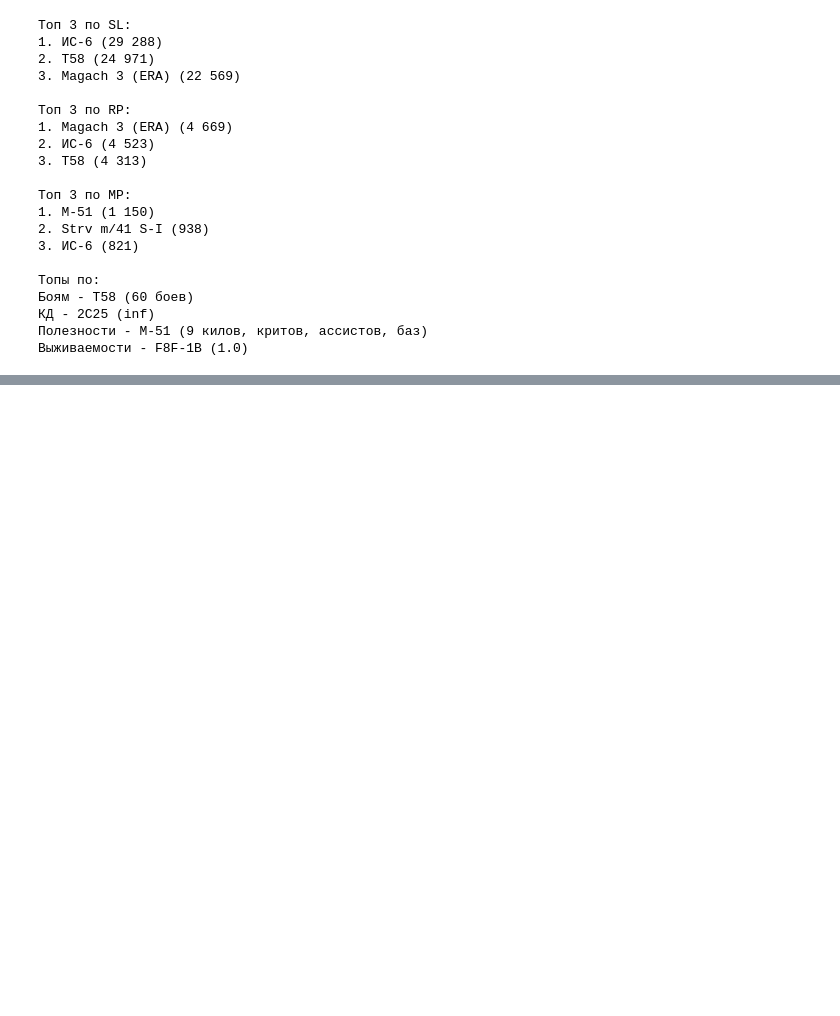
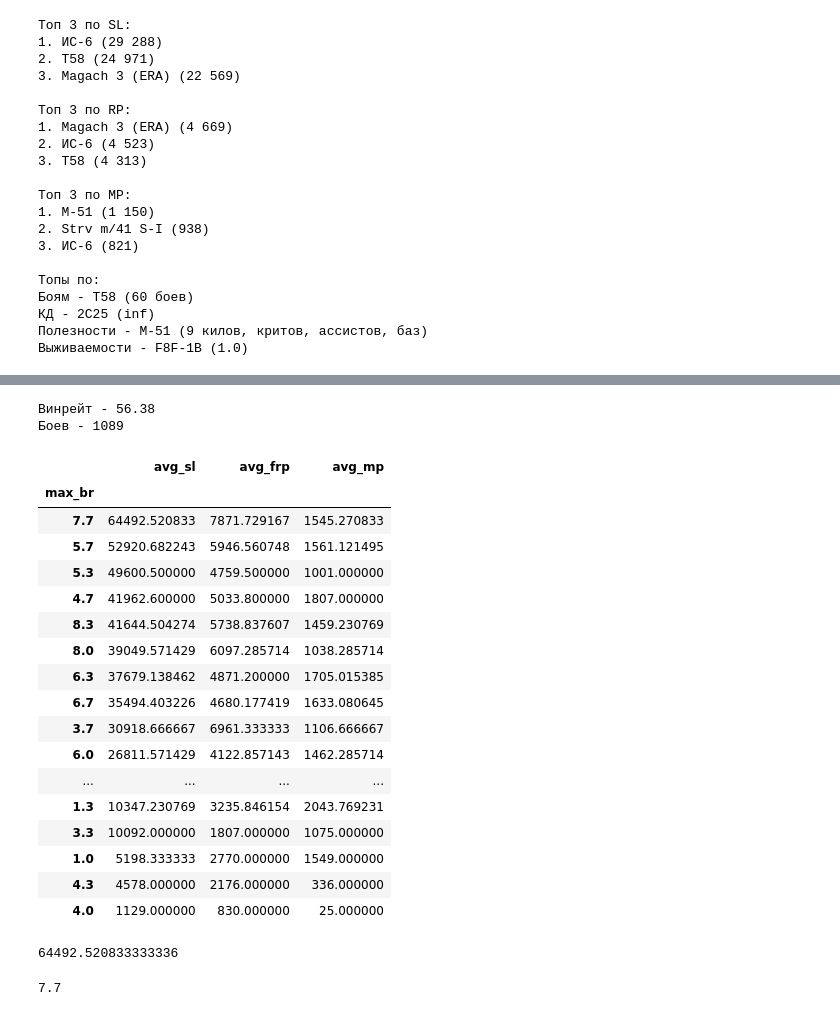
Before and after one commit to LutzBY/wt_stats_parser, a Jupyter notebook: dev/разработка окна при запуске программы.ipynb, the cells around one changed output, grey strips where cells are left out. Drawn from its saved outputs; the diff is of its cells as text; code cells hidden in the pictures; blank space fills up the shorter version.

```diff
--- a/dev/разработка окна при запуске программы.ipynb
+++ b/dev/разработка окна при запуске программы.ipynb
@@ -483,0 +429,10 @@ root.mainloop()
+# %%
+# Открываем оба листа экселя
+with pd.ExcelFile(xlsx_path, engine='openpyxl') as xls:
+# Пытаемся прочитать лист 'battles'
+    if 'vehicles' in xls.sheet_names:
+        df_for_start_page = pd.read_excel(xls, sheet_name='vehicles', engine='openpyxl')
+    if 'battles' in xls.sheet_names:
+        df_for_start_page_battles_sheet = pd.read_excel(xls, sheet_name='battles', engine='openpyxl')
+    else:
+        print('ошибка чтения стартового xlsx')
@@ -483,0 +451,48 @@ root.mainloop()
+# %%
+# Получаем общий винрейт и количество боёв
+print(f"""
+Винрейт - {round(df_for_start_page_battles_sheet.value_counts('result', normalize=True, dropna=True)['Победа'] * 100, 2)}
+Боев - {df_for_start_page_battles_sheet.shape[0]}
+""")
+# %% [output]
+Винрейт - 56.38
+Боев - 1089
+# %%
+## формируем df для топ по sl, frp, mp
+# Приводим винрейт
+winrate_by_br = (
+    df_for_start_page_battles_sheet
+    .groupby('max_br')['result']
+    .apply(lambda x: (x == 'Победа').mean())
+)
+
+# Формируем group by max_br
+df_for_best_br = df_for_start_page_battles_sheet.groupby('max_br', as_index=True).agg(
+    avg_sl = ('total_sl', 'mean'),
+    avg_frp = ('total_frp', 'mean'),
+    avg_mp = ('total_mission_points', 'mean'),
+    )
+
+df_for_best_br['winrate'] = winrate_by_br
+# %%
+df_for_best_br.sort_values(by=["avg_sl", "avg_frp", 'avg_mp'],ascending=[False,False,False])
+df_for_best_br.nlargest(3, 'avg_mp')
+# %% [output]
+|  | avg_sl | avg_frp | avg_mp |
+| max_br |  |  |  |
+| 7.7 | 64492.520833 | 7871.729167 | 1545.270833 |
+| 5.7 | 52920.682243 | 5946.560748 | 1561.121495 |
+| 5.3 | 49600.500000 | 4759.500000 | 1001.000000 |
+| 4.7 | 41962.600000 | 5033.800000 | 1807.000000 |
+| 8.3 | 41644.504274 | 5738.837607 | 1459.230769 |
+| 8.0 | 39049.571429 | 6097.285714 | 1038.285714 |
+| 6.3 | 37679.138462 | 4871.200000 | 1705.015385 |
+| 6.7 | 35494.403226 | 4680.177419 | 1633.080645 |
+| 3.7 | 30918.666667 | 6961.333333 | 1106.666667 |
+| 6.0 | 26811.571429 | 4122.857143 | 1462.285714 |
+| ... | ... | ... | ... |
+| 1.3 | 10347.230769 | 3235.846154 | 2043.769231 |
+| 3.3 | 10092.000000 | 1807.000000 | 1075.000000 |
+| 1.0 | 5198.333333 | 2770.000000 | 1549.000000 |
+| 4.3 | 4578.000000 | 2176.000000 | 336.000000 |
+| 4.0 | 1129.000000 | 830.000000 | 25.000000 |
@@ -483,0 +506,8 @@ root.mainloop()
+# %%
+df_for_best_br.iat[0, 0]
+# %% [output]
+64492.520833333336
+# %%
+df_for_best_br.index[0]
+# %% [output]
+7.7
```
Also changed, not shown: parts of 10 cells of this notebook, 2 other files.
